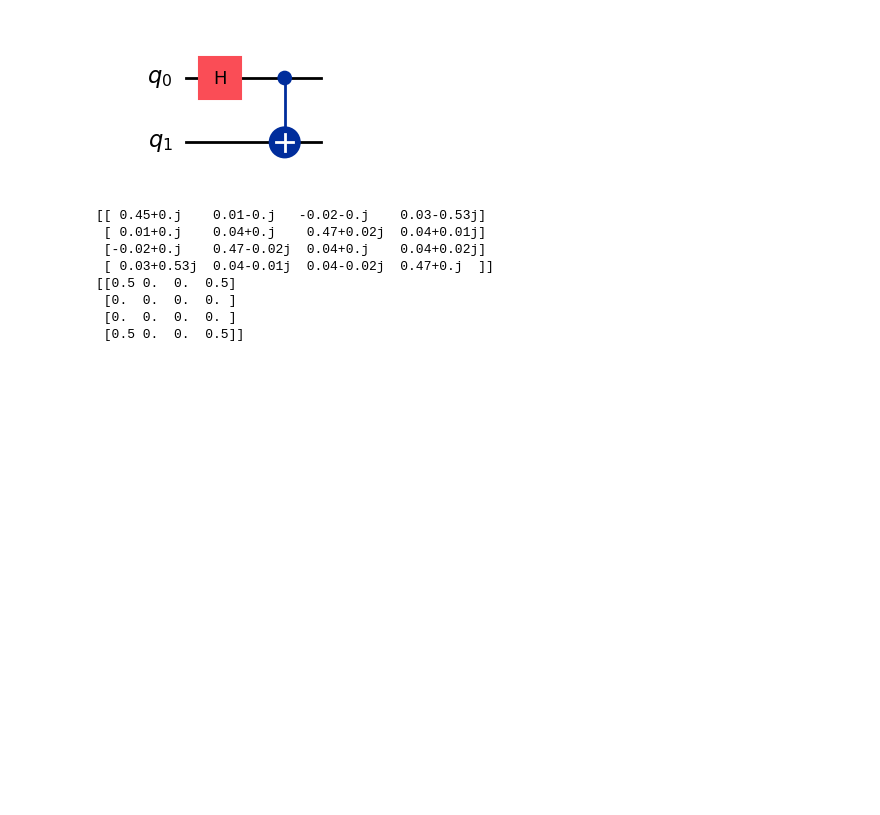
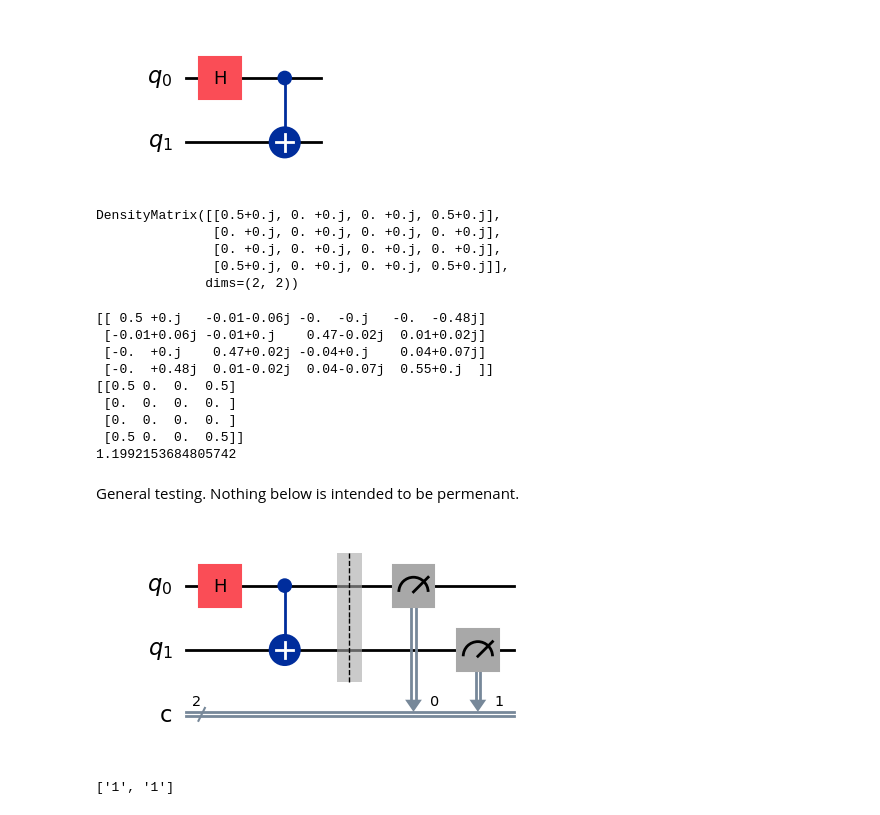
Before and after one commit to ZacharyKokot/Summer-Research-2024, a Jupyter notebook: ShadowTomography2.ipynb, the cells around one changed output. Drawn from its saved outputs; the diff is of its cells as text; code cells hidden in the pictures; blank space fills up the shorter version.

```diff
--- a/ShadowTomography2.ipynb
+++ b/ShadowTomography2.ipynb
@@ -168,6 +219,15 @@ bell_state_qc.cx(0, 1)
 bell_state_qc.draw("mpl")
 # %% [output]
 [figure]
+# %%
+rho = DensityMatrix.from_instruction(bell_state_qc)
+print(rho)
+# %% [output]
+DensityMatrix([[0.5+0.j, 0. +0.j, 0. +0.j, 0.5+0.j],
+               [0. +0.j, 0. +0.j, 0. +0.j, 0. +0.j],
+               [0. +0.j, 0. +0.j, 0. +0.j, 0. +0.j],
+               [0.5+0.j, 0. +0.j, 0. +0.j, 0.5+0.j]],
+              dims=(2, 2))
 # %%
 shadow = generate_classical_shadow(bell_state_qc, 1000, 2)
 
@@ -179,15 +239,57 @@ phi = np.matrix(bell_state).T
 rho_expected = phi @ phi.H
 print(rho_expected)
 
-#print(operator_distance(rho_estimated, rho_expected))
+print(operator_distance(rho_estimated, rho_expected))
 
 # (28/06/2024) I think it is closer... The 0.5 on the anti-diagonal are there but in the wrong spot. Not sure exactly what is going on here.
 # %% [output]
-[[ 0.45+0.j    0.01-0.j   -0.02-0.j    0.03-0.53j]
- [ 0.01+0.j    0.04+0.j    0.47+0.02j  0.04+0.01j]
- [-0.02+0.j    0.47-0.02j  0.04+0.j    0.04+0.02j]
- [ 0.03+0.53j  0.04-0.01j  0.04-0.02j  0.47+0.j  ]]
+[[ 0.5 +0.j   -0.01-0.06j -0.  -0.j   -0.  -0.48j]
+ [-0.01+0.06j -0.01+0.j    0.47-0.02j  0.01+0.02j]
+ [-0.  +0.j    0.47+0.02j -0.04+0.j    0.04+0.07j]
+ [-0.  +0.48j  0.01-0.02j  0.04-0.07j  0.55+0.j  ]]
 [[0.5 0.  0.  0.5]
  [0.  0.  0.  0. ]
  [0.  0.  0.  0. ]
  [0.5 0.  0.  0.5]]
+1.1992153684805742
+# %% [markdown]
+General testing. Nothing below is intended to be permenant.
+# %%
+num_qubits = 2
+test_state = [0, 0, 1, 0]
+
+# Instantiate a quantum register with two qubits.
+test_qr = QuantumRegister(num_qubits, 'q')
+test_cr = ClassicalRegister(num_qubits, 'c')
+
+# Create a quantum circuit and add the prepare_state function acting on qubits 0 and 1.
+test_qc = QuantumCircuit(test_qr, test_cr)
+# test_qc.prepare_state(state = [0,1], qubits=0)
+# test_qc.prepare_state(state = [1,0], qubits=1)
+test_qc.h(0)
+test_qc.cx(0, 1)
+
+test_qc.measure_all(add_bits=False)
+
+# Draw the circuit in mpl (matplotlib).
+test_qc.draw('mpl')
+
+#Note: Qiskit is little endian so a 3 qubit tensor product is ordered as |q2> |q1> |q0>. Therefore preparing qubit 0 in state 0 and qubit 1 in state 1 give the tensor product state |10> = |1> |0>.
+# %% [output]
+[figure, added]
+# %%
+ # Create a sampler to simulate the quantum circuit on a single shot.
+sampler = StatevectorSampler(default_shots=1)
+
+# Run the sampler on the quantum circuit and store the result.
+result = sampler.run([test_qc]).result()[0]
+
+# Store the bitstrings representing the measured basis states. Because the sampler is configered to run the circuit once, there is only one result.
+counts = result.data.c.get_counts()
+
+# Get the single bitstring.
+states = list(list(counts.keys())[0])
+
+print(states)
+# %% [output]
+['1', '1']
```
Also changed, not shown: parts of 16 cells of this notebook, 3 other files.
